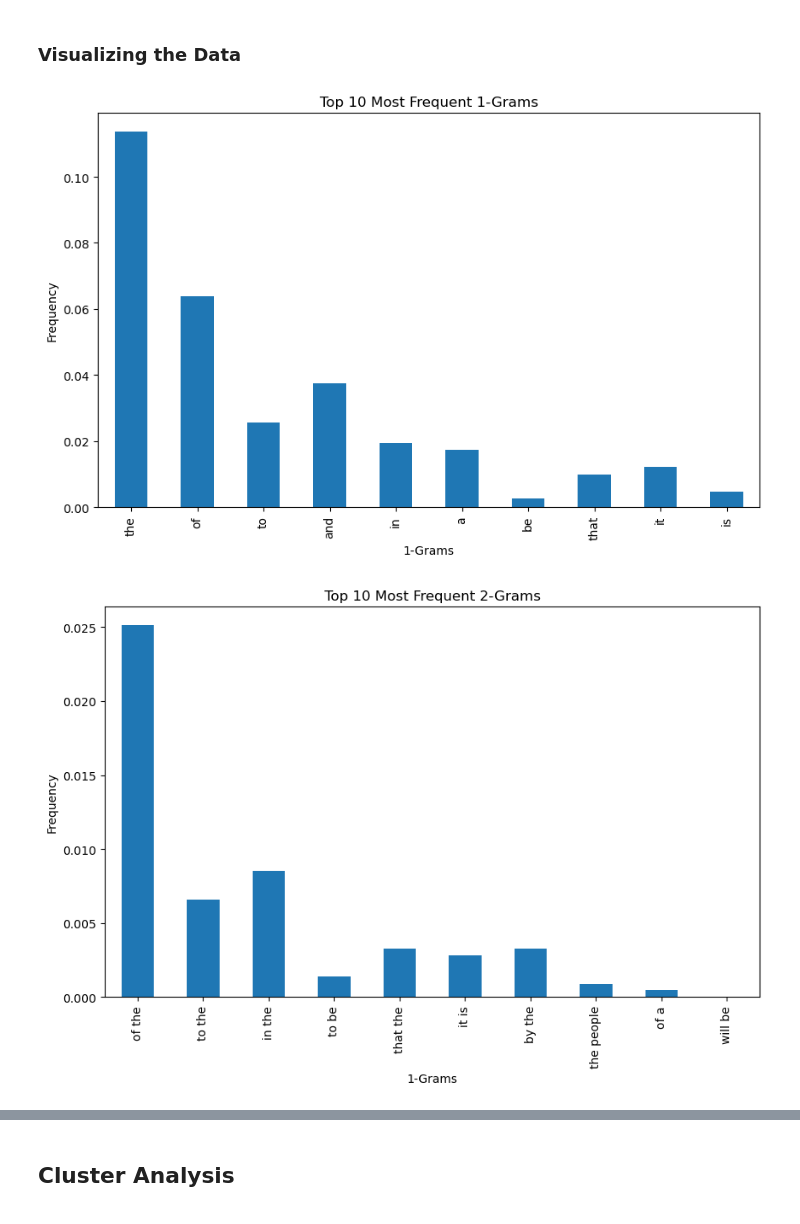
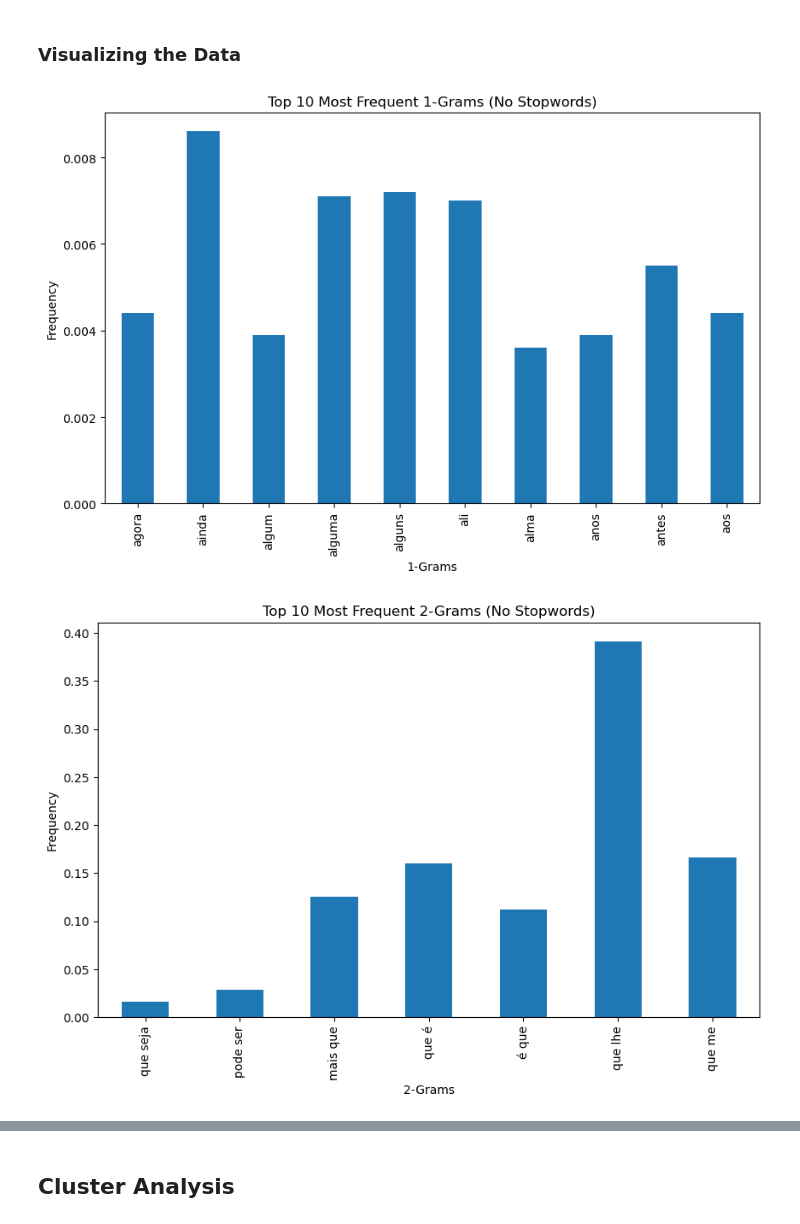
Before and after one commit to mangabe16/Authorship-Attribution, a Jupyter notebook: Albernaz_Gabriel_P5.ipynb, the cells around one changed output, grey strips where cells are left out. Drawn from its saved outputs; the diff is of its cells as text; code cells hidden in the pictures.

```diff
--- a/Albernaz_Gabriel_P5.ipynb
+++ b/Albernaz_Gabriel_P5.ipynb
@@ -111,0 +145,5 @@ And now the 2-gram data
+# %%
+df_1gram = df_1gram[~df_1gram['Unnamed: 0'].str.contains('Total|Average', na=False)]
+df_1gram_NOSTOPWORDS = df_1gram_NOSTOPWORDS[~df_1gram_NOSTOPWORDS['Unnamed: 0'].str.contains('Total|Average', na=False)]
+df_2gram = df_2gram[~df_2gram['Unnamed: 0'].str.contains('Total|Average', na=False)]
+df_2gram_NOSTOPWORDS = df_2gram_NOSTOPWORDS[~df_2gram_NOSTOPWORDS['Unnamed: 0'].str.contains('Total|Average', na=False)]
@@ -112,3 +176,17 @@ And now the 2-gram data
+# %%
+
+# Update the "Author" column based on the "Paper_ID" content
+df_1gram.loc[df_1gram["Paper_ID"].str.contains("machado", na=False), "Author"] = "M"
+df_1gram.loc[df_1gram["Paper_ID"].str.contains("jose", na=False), "Author"] = "J"
+
+df_1gram_NOSTOPWORDS.loc[df_1gram_NOSTOPWORDS["Paper_ID"].str.contains("machado", na=False), "Author"] = "M"
+df_1gram_NOSTOPWORDS.loc[df_1gram_NOSTOPWORDS["Paper_ID"].str.contains("jose", na=False), "Author"] = "J"
+
+df_2gram.loc[df_2gram["Paper_ID"].str.contains("machado", na=False), "Author"] = "M"
+df_2gram.loc[df_2gram["Paper_ID"].str.contains("jose", na=False), "Author"] = "J"
+
+df_2gram_NOSTOPWORDS.loc[df_2gram_NOSTOPWORDS["Paper_ID"].str.contains("machado", na=False), "Author"] = "M"
+df_2gram_NOSTOPWORDS.loc[df_2gram_NOSTOPWORDS["Paper_ID"].str.contains("jose", na=False), "Author"] = "J"
 # %%
 df_2gram
 # %% [output]
@@ -306,35 +324,35 @@ No duplicate rows or null data points were found! We don't need to remove anythi
 # %% [markdown]
 ### **Visualizing the Data**
 # %%
-# Visualize the data using three different graphs
+# Visualize the data using three different graphs for the updated dataframes
 
-# Bar plot for the top 10 most frequent 1-grams
-top_10_1gram = df_1gram.iloc[0, 2:12]
-top_10_1gram.plot(kind='bar', figsize=(10, 6), title='Top 10 Most Frequent 1-Grams')
+# Bar plot for the top 10 most frequent 1-grams (No Stopwords)
+top_10_1gram_NOSTOPWORDS = df_1gram_NOSTOPWORDS.iloc[0, 2:12]
+top_10_1gram_NOSTOPWORDS.plot(kind='bar', figsize=(10, 6), title='Top 10 Most Frequent 1-Grams (No Stopwords)')
 plt.xlabel('1-Grams')
 plt.ylabel('Frequency')
 plt.show()
 
-# Bar plot for the top 10 most frequent 2-grams
-top_10_2gram = df_2gram.iloc[0, 2:12]
-top_10_2gram.plot(kind='bar', figsize=(10, 6), title='Top 10 Most Frequent 2-Grams')
-plt.xlabel('1-Grams')
+# Bar plot for the top 10 most frequent 2-grams (No Stopwords)
+top_10_2gram_NOSTOPWORDS = df_2gram_NOSTOPWORDS.iloc[0, 2:12]
+top_10_2gram_NOSTOPWORDS.plot(kind='bar', figsize=(10, 6), title='Top 10 Most Frequent 2-Grams (No Stopwords)')
+plt.xlabel('2-Grams')
 plt.ylabel('Frequency')
 plt.show()
 
-# Line plot for the average frequencies of 1-grams
-average_1gram = df_1gram.iloc[1, 2:22]  # Assuming the second row contains average frequencies
-average_1gram.plot(kind='line', figsize=(10, 6), marker='o', title='Average Frequencies of 1-Grams')
+# Line plot for the average frequencies of 1-grams (No Stopwords)
+average_1gram_NOSTOPWORDS = df_1gram_NOSTOPWORDS.iloc[1, 2:22]  # Assuming the second row contains average frequencies
+average_1gram_NOSTOPWORDS.plot(kind='line', figsize=(10, 6), marker='o', title='Average Frequencies of 1-Grams (No Stopwords)')
 plt.xlabel('1-Grams')
 plt.ylabel('Average Frequency')
 plt.show()
 
-# Line plot for the average frequencies of 2-grams
-average_2gram = df_2gram.iloc[1, 2:22]  # Assuming the second row contains average frequencies
-average_2gram.plot(kind='line', figsize=(10, 6), marker='o', title='Average Frequencies of 1-Grams')
-plt.xlabel('1-Grams')
+# Line plot for the average frequencies of 2-grams (No Stopwords)
+average_2gram_NOSTOPWORDS = df_2gram_NOSTOPWORDS.iloc[1, 2:22]  # Assuming the second row contains average frequencies
+average_2gram_NOSTOPWORDS.plot(kind='line', figsize=(10, 6), marker='o', title='Average Frequencies of 2-Grams (No Stopwords)')
+plt.xlabel('2-Grams')
 plt.ylabel('Average Frequency')
 plt.show()
 # %% [output]
-[figure, old version]
+[figure, new version]
-[figure, old version]
+[figure, new version]
```
Also changed, not shown: parts of 93 cells of this notebook, 5 other files.
